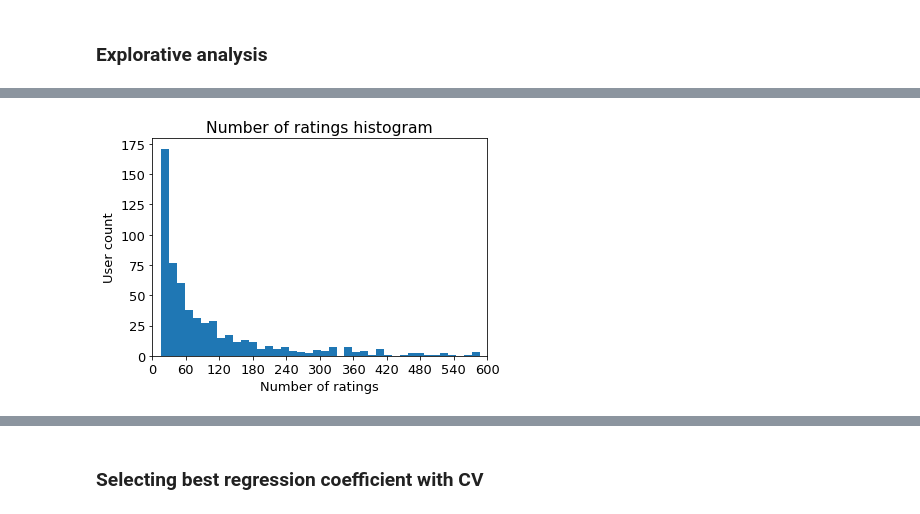
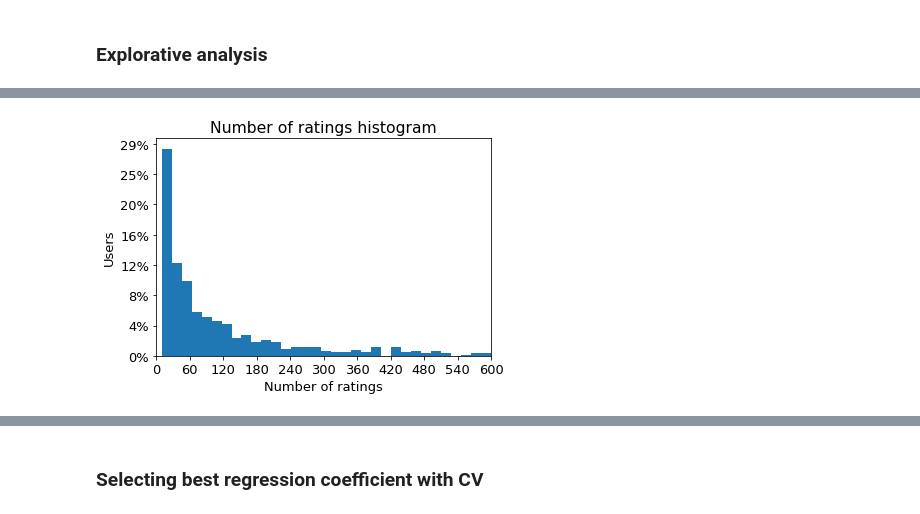
Before and after one commit to pindri/IRDV, a Jupyter notebook: IR_Exam/main.ipynb, the cells around one changed output, grey strips where cells are left out. Drawn from its saved outputs; the diff is of its cells as text; code cells hidden in the pictures.

```diff
--- a/IR_Exam/main.ipynb
+++ b/IR_Exam/main.ipynb
@@ -43,25 +33,27 @@ Matrix sparsity: 1.364506569015567%
 # %%
 # Distribution of number of ratings.
 from matplotlib.ticker import MaxNLocator
 plt.rcParams.update({'font.size': 13})
 
 n_ratings = [np.count_nonzero(i) for i in rec.R]
 
 
 fig, ax = plt.subplots()
 
 ax.hist(n_ratings, bins = 150)
 
 ax.set_title("Number of ratings histogram")
-ax.set_ylabel("User count")
+ax.set_ylabel("Users")
+y_vals = ax.get_yticks()
+ax.set_yticklabels(['{:,.0%}'.format(x) for x in y_vals/np.shape(rec.R)[0]])
 ax.set_xlim(0, 600)
 ax.set_xlabel("Number of ratings")
 ax.xaxis.set_major_locator(MaxNLocator(integer = True))
 
 plt.savefig("n_ratings.pdf", transparent = True)
 plt.show()
 # %% [output]
-[figure, old version]
+[figure, new version]
 # %%
 # Counting number ratings.
 rates = rec.R.flatten()
```
Also changed, not shown: parts of 10 cells of this notebook, 8 other files.
